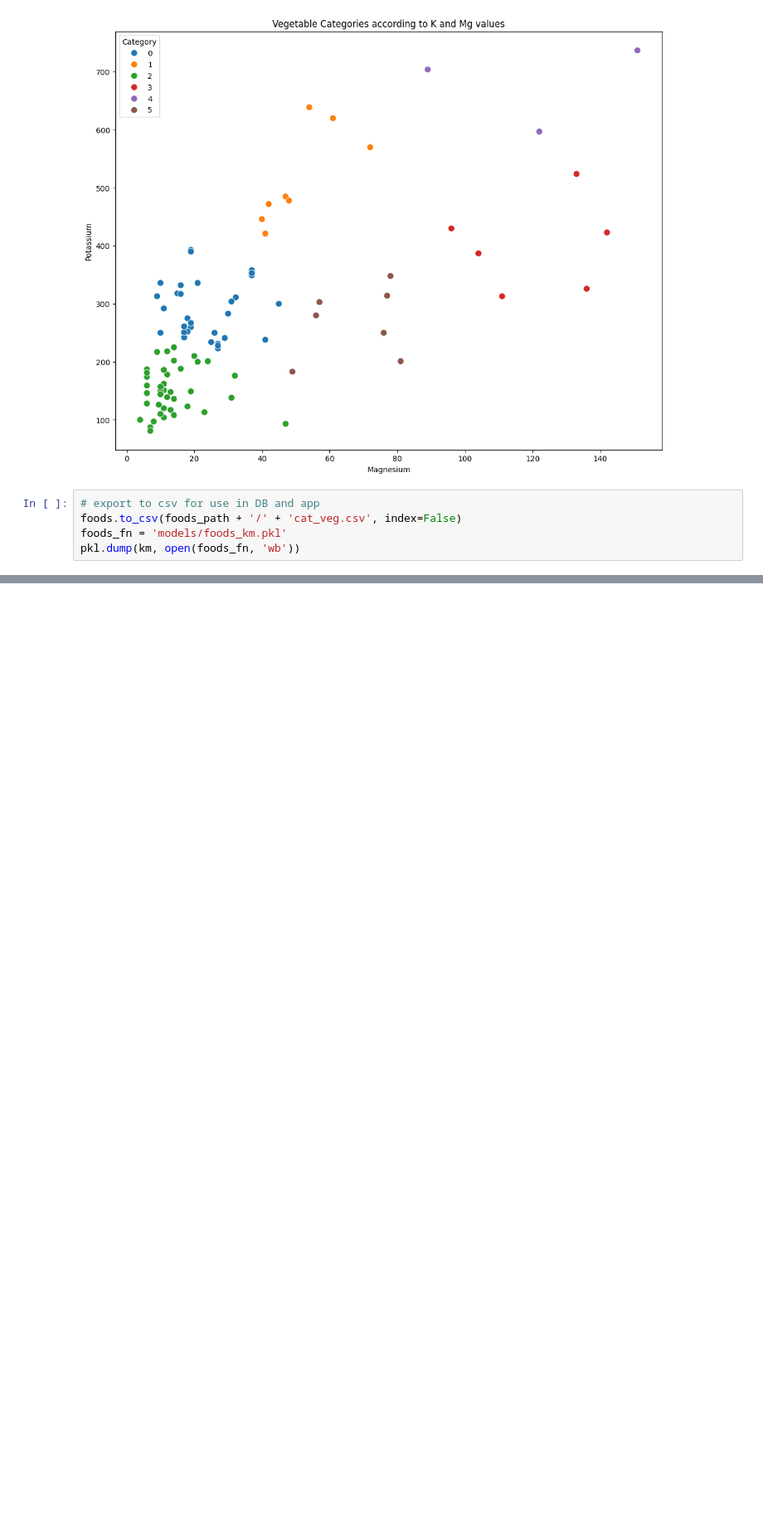
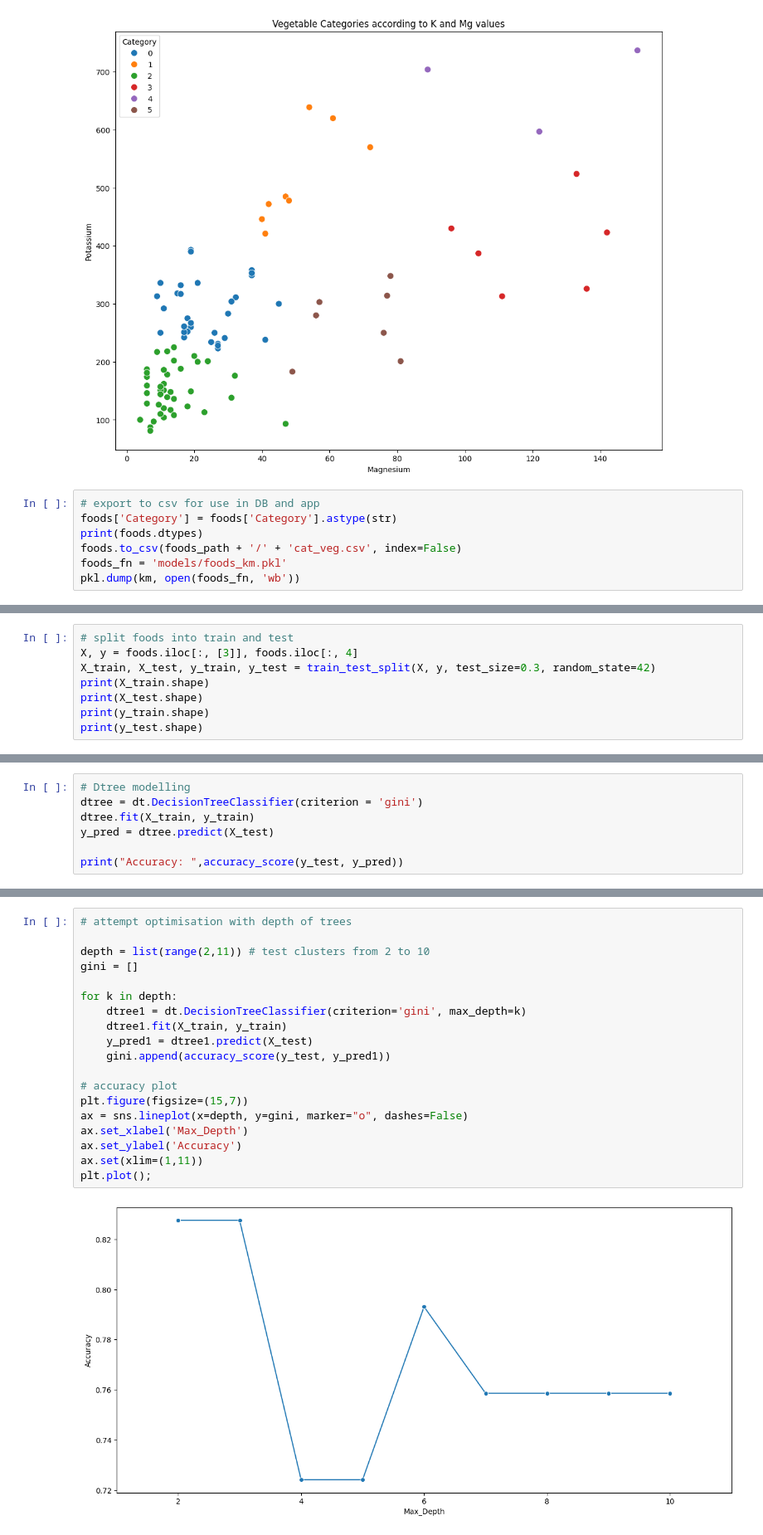
Before and after one commit to AllanVikiru/KenyaDSM, a Jupyter notebook: model/food.ipynb, the cells around one changed output, grey strips where cells are left out. Shown at 83% size. Saved outputs shown, nothing was run; the diff lists cells and outputs as text; blank space fills up the shorter version.

```diff
--- a/model/food.ipynb
+++ b/model/food.ipynb
@@ -171,6 +172,8 @@ plt.show()
 [figure]
 # %%
 # export to csv for use in DB and app
+foods['Category'] = foods['Category'].astype(str)
+print(foods.dtypes)
 foods.to_csv(foods_path + '/' + 'cat_veg.csv', index=False)
 foods_fn = 'models/foods_km.pkl'
 pkl.dump(km, open(foods_fn, 'wb'))
@@ -176,0 +189,8 @@ pkl.dump(km, open(foods_fn, 'wb'))
+# %%
+# split foods into train and test
+X, y = foods.iloc[:, [3]], foods.iloc[:, 4]
+X_train, X_test, y_train, y_test = train_test_split(X, y, test_size=0.3, random_state=42)
+print(X_train.shape)
+print(X_test.shape)
+print(y_train.shape)
+print(y_test.shape)
@@ -176,0 +202,7 @@ pkl.dump(km, open(foods_fn, 'wb'))
+# %%
+# Dtree modelling
+dtree = dt.DecisionTreeClassifier(criterion = 'gini')
+dtree.fit(X_train, y_train)
+y_pred = dtree.predict(X_test)
+
+print("Accuracy: ",accuracy_score(y_test, y_pred))
@@ -176,0 +211,21 @@ pkl.dump(km, open(foods_fn, 'wb'))
+# %%
+# attempt optimisation with depth of trees
+
+depth = list(range(2,11)) # test clusters from 2 to 10
+gini = []
+
+for k in depth:
+    dtree1 = dt.DecisionTreeClassifier(criterion='gini', max_depth=k)
+    dtree1.fit(X_train, y_train)
+    y_pred1 = dtree1.predict(X_test)
+    gini.append(accuracy_score(y_test, y_pred1))
+
+# accuracy plot
+plt.figure(figsize=(15,7))
+ax = sns.lineplot(x=depth, y=gini, marker="o", dashes=False)
+ax.set_xlabel('Max_Depth')
+ax.set_ylabel('Accuracy')
+ax.set(xlim=(1,11))
+plt.plot();
+# %% [output]
+[figure, added]
```
Also changed, not shown: parts of 8 cells of this notebook, 12 other files.
